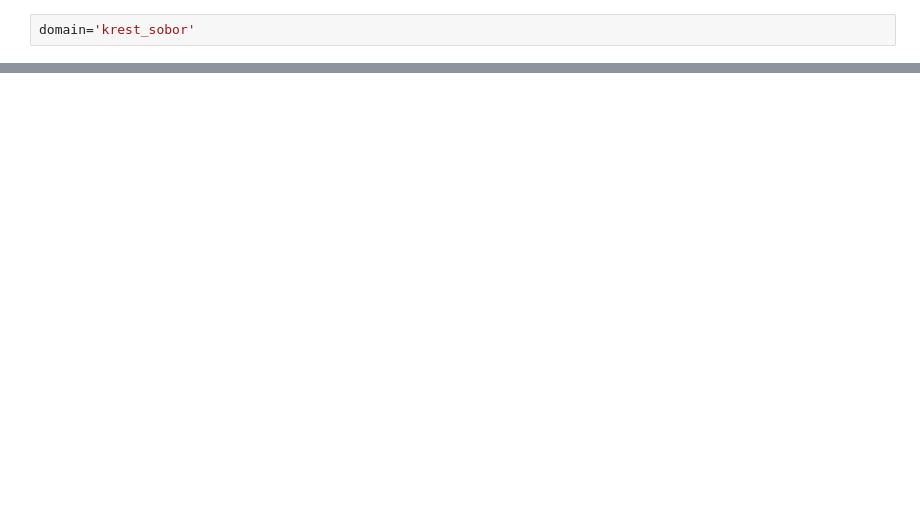
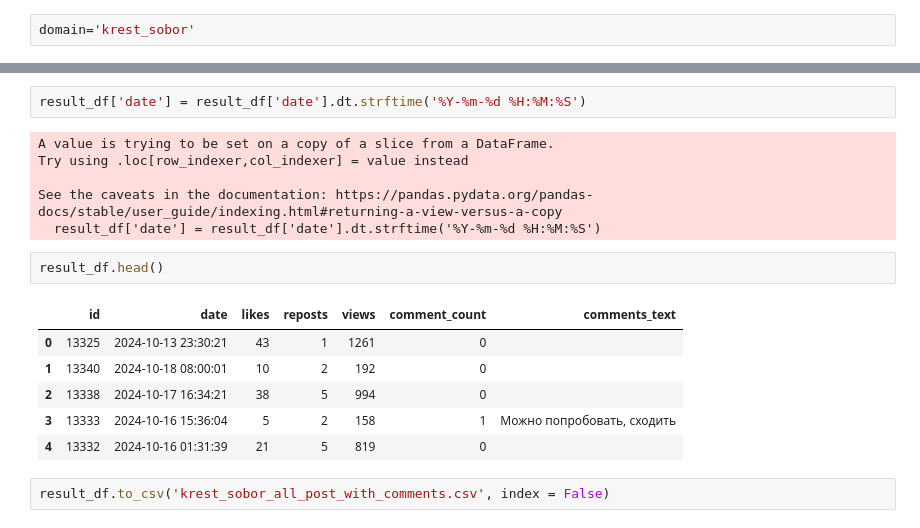
Before and after one commit to componavt/sns4human, a Jupyter notebook: src/vk/vk_group_all_post_with_comments.ipynb, the cells around one changed output, grey strips where cells are left out. Cells and saved outputs as stored; diff of their text form; blank space fills up the shorter version.

```diff
--- a/src/vk/vk_group_all_post_with_comments.ipynb
+++ b/src/vk/vk_group_all_post_with_comments.ipynb
@@ -64,0 +162,19 @@ KeyboardInterrupt:
+# %%
+result_df['date'] = result_df['date'].dt.strftime('%Y-%m-%d %H:%M:%S')
+# %% [output]
+A value is trying to be set on a copy of a slice from a DataFrame.
+Try using .loc[row_indexer,col_indexer] = value instead
+
+See the caveats in the documentation: https://pandas.pydata.org/pandas-docs/stable/user_guide/indexing.html#returning-a-view-versus-a-copy
+  result_df['date'] = result_df['date'].dt.strftime('%Y-%m-%d %H:%M:%S')
+# %%
+result_df.head()
+# %% [output]
+|  | id | date | likes | reposts | views | comment_count | comments_text |
+| 0 | 13325 | 2024-10-13 23:30:21 | 43 | 1 | 1261 | 0 |  |
+| 1 | 13340 | 2024-10-18 08:00:01 | 10 | 2 | 192 | 0 |  |
+| 2 | 13338 | 2024-10-17 16:34:21 | 38 | 5 | 994 | 0 |  |
+| 3 | 13333 | 2024-10-16 15:36:04 | 5 | 2 | 158 | 1 | Можно попробовать, сходить |
+| 4 | 13332 | 2024-10-16 01:31:39 | 21 | 5 | 819 | 0 |  |
+# %%
+result_df.to_csv('krest_sobor_all_post_with_comments.csv', index = False)
```
Also changed, not shown: parts of 15 cells of this notebook.
